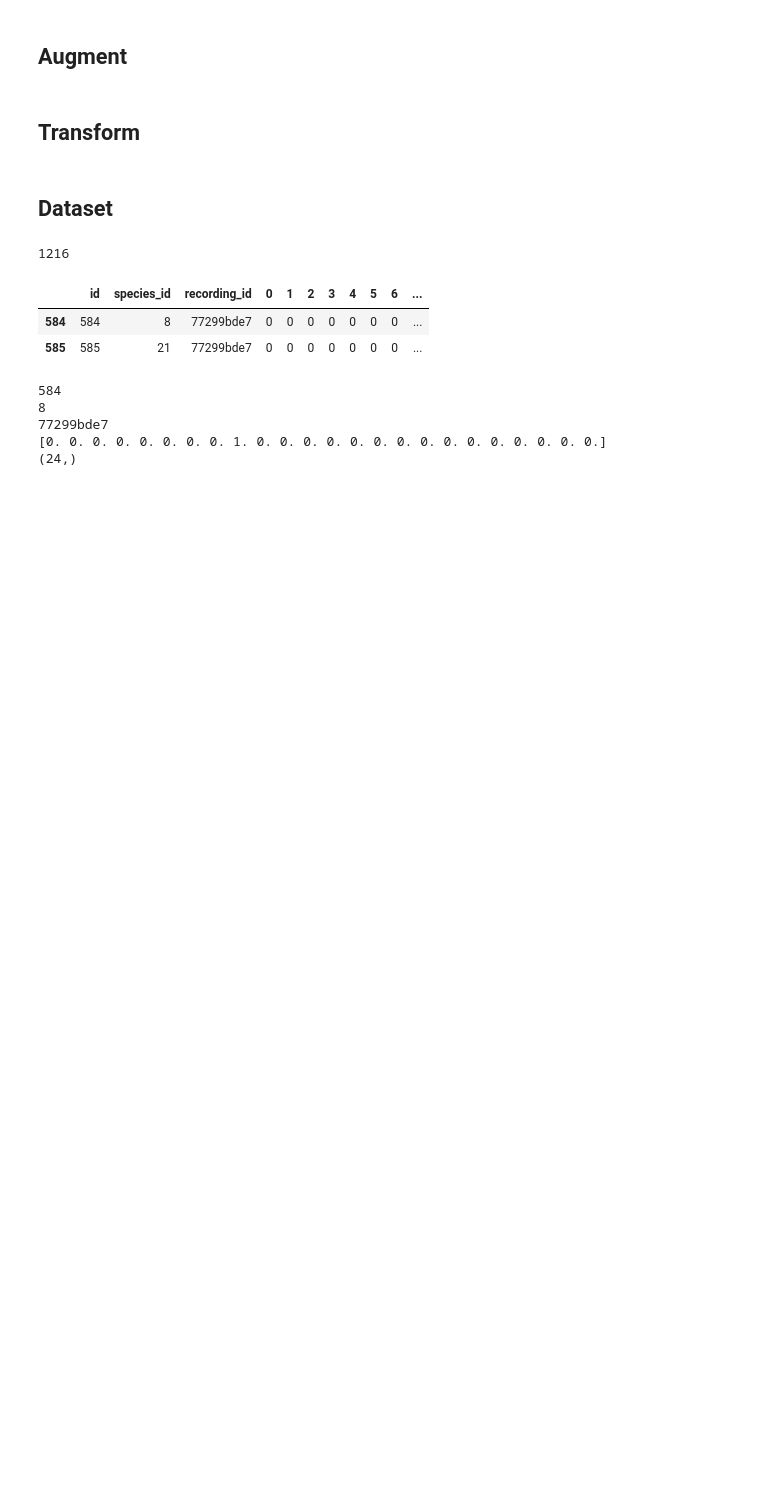
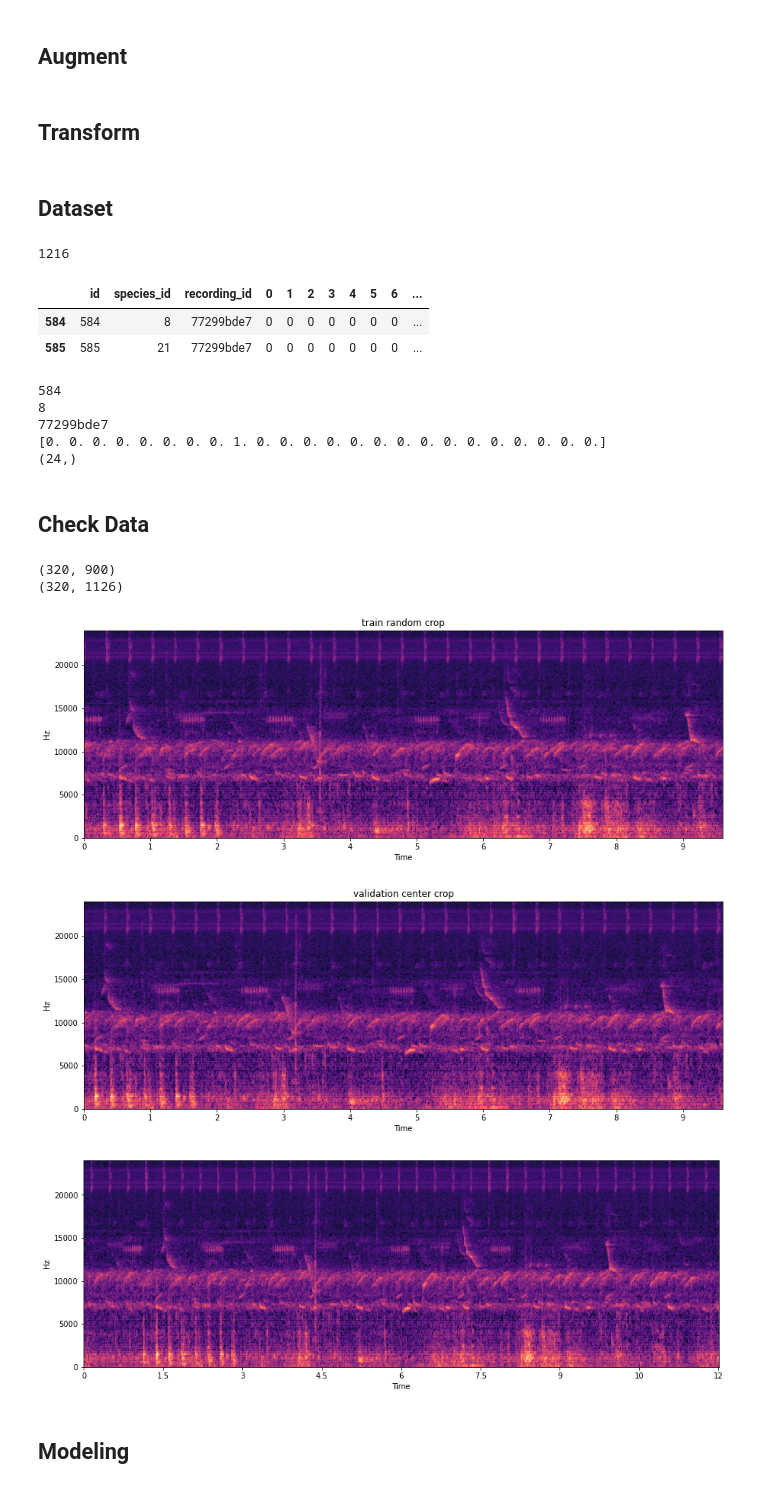
Before and after one commit to tatsuya-takahashi/Rainforest-Connection-Species-Audio-Detection, a Jupyter notebook: src/train_clip.ipynb, the cells around one changed output. Drawn from its saved outputs; the diff is of its cells as text; code cells hidden in the pictures; blank space fills up the shorter version.

```diff
--- a/src/train_clip.ipynb
+++ b/src/train_clip.ipynb
@@ -59,3 +61,8 @@ device = torch.device('cuda:0' if torch.cuda.is_available() else 'cpu')
 print(device)
 # %% [output]
 cuda:0
+# %%
+# sample data
+sample = torch.from_numpy(np.load(Path("../input/rfcx-species-audio-detection/train_mel_clip/0.npy")))
+print(sample.shape)
+# print(sample[np.newaxis, :, :].shape)
@@ -142,11 +156,11 @@ def mixup_criterion(criterion, pred, y_a, y_b, lam):
 # %%
 # transforms
 train_transform = transforms.Compose([
-    # transforms.RandomCrop((128, 313), pad_if_needed=True, padding_mode="constant"),
+    transforms.RandomCrop((config.mel, config.SEQ_LEN)),
     # transforms.ToTensor()
 ])
 valid_transform = transforms.Compose([
-    # transforms.CenterCrop((128, 313)),
+    transforms.CenterCrop((config.mel, config.SEQ_LEN)),
     # transforms.ToTensor()
 ])
 label_transform = transforms.Compose([
@@ -207,0 +267,59 @@ print(labels[584].shape)
+# %% [markdown]
+## Check Data
+# %%
+# ds train
+import librosa.display
+ds = RainforestDatasets(train_transform)
+loader = DataLoader(ds)
+
+# check aug
+for x, y in loader:
+    a = 1
+
+fig, ax = plt.subplots(figsize=(15, 5))
+ax.set(title='train random crop')
+img = librosa.display.specshow(
+    x.numpy()[0][0].T,
+    sr=48000,
+    x_axis='time',
+    y_axis='linear',
+    ax=ax)
+
+
+ds = RainforestDatasets(valid_transform)
+loader = DataLoader(ds)
+
+# check aug
+for x, y in loader:
+    a = 1
+
+fig, ax = plt.subplots(figsize=(15, 5))
+ax.set(title='validation center crop')
+img = librosa.display.specshow(
+    x.numpy()[0][0].T,
+    sr=48000,
+    x_axis='time',
+    y_axis='linear',
+    ax=ax)
+
+# ax.set(title=f'Mel-frequency spectrogram of {row["recording_id"]}')
+# fig.colorbar(img, ax=ax, format="%+2.f dB")
+print(x.numpy()[0][0].T.shape)
+
+melspec = np.load(os.path.join(config.TRAIN_AUDIO_ROOT, str(1215) + ".npy"))
+fig, ax = plt.subplots(figsize=(15, 5))
+img = librosa.display.specshow(
+    melspec,
+    sr=48000,
+    x_axis='time',
+    y_axis='linear',
+    ax=ax)
+print(melspec.shape)
+# %% [output]
+(320, 900)
+(320, 1126)
+[figure, added]
+[figure, added]
+[figure, added]
+# %% [markdown]
+## Modeling
```
Also changed, not shown: parts of 11 cells of this notebook, 10 other files.
